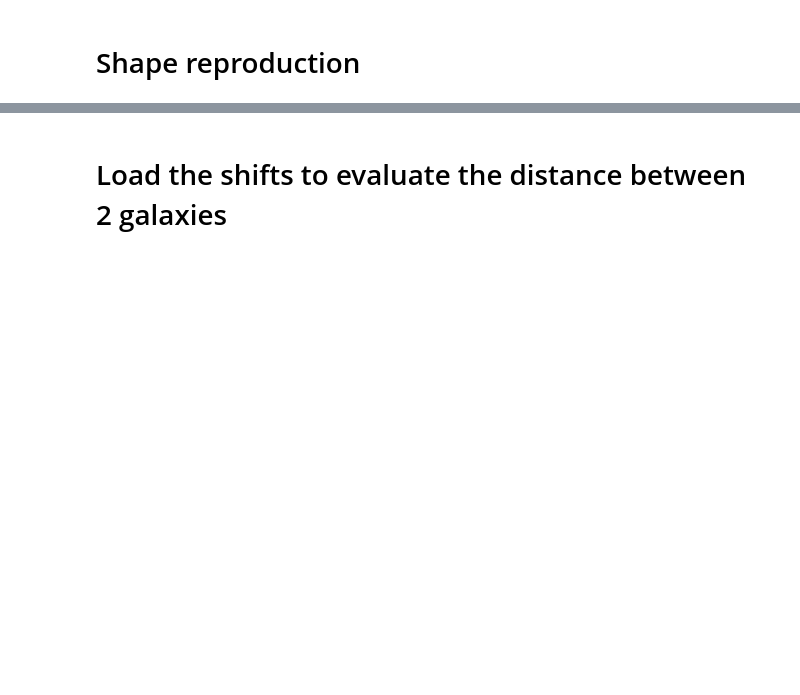
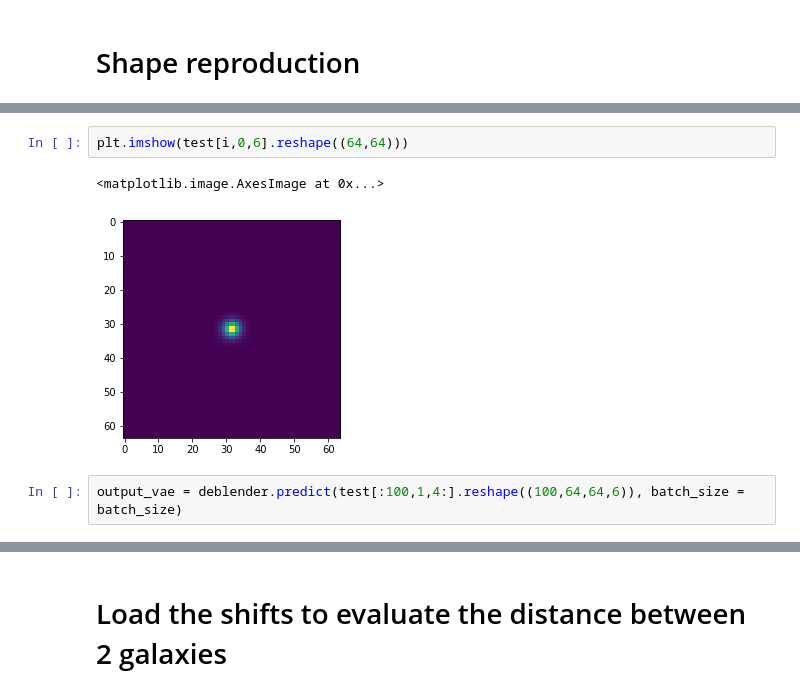
Before and after one commit to LSSTDESC/DeblenderVAE, a Jupyter notebook: notebooks/Deblender/Plots_Deblender-LSST.ipynb, the cells around one changed output, grey strips where cells are left out. Saved outputs shown, nothing was run; the diff lists cells and outputs as text; blank space fills up the shorter version.

```diff
--- a/notebooks/Deblender/Plots_Deblender-LSST.ipynb
+++ b/notebooks/Deblender/Plots_Deblender-LSST.ipynb
@@ -110,0 +316,7 @@ for i in range(N_plot):
+# %%
+plt.imshow(test[i,0,6].reshape((64,64)))
+# %% [output]
+<matplotlib.image.AxesImage at 0x...>
+[figure, added]
+# %%
+output_vae = deblender.predict(test[:100,1,4:].reshape((100,64,64,6)), batch_size = batch_size)
```
Also changed, not shown: parts of 49 cells of this notebook, 18 other files.
